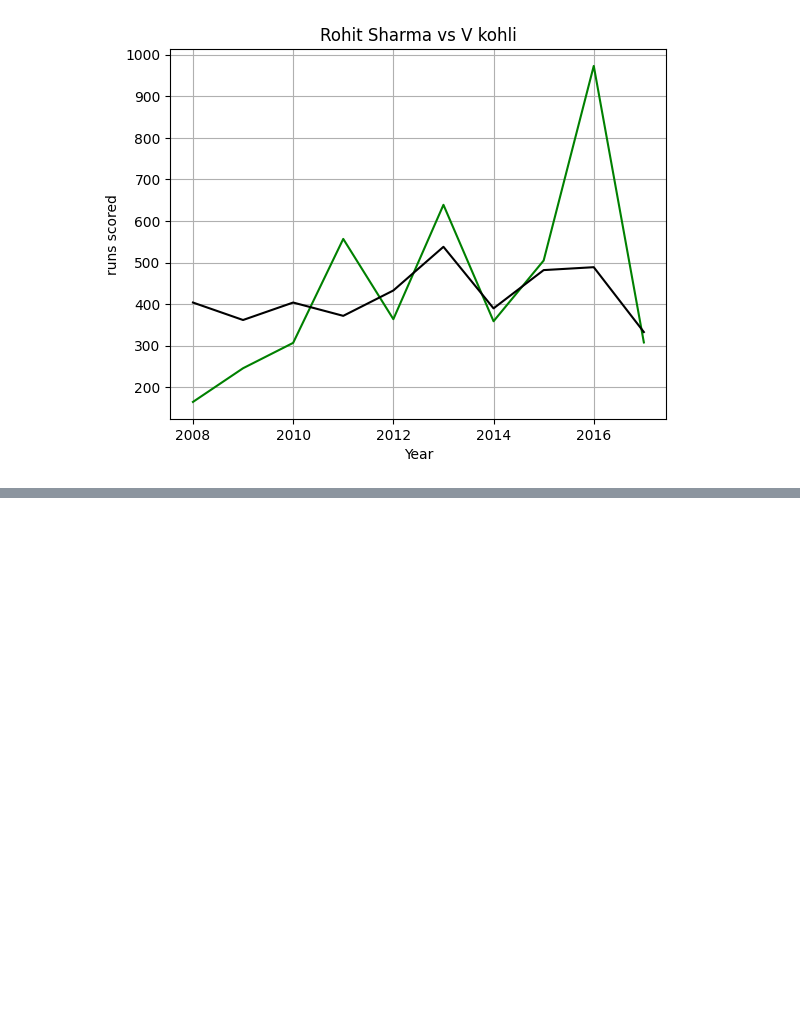
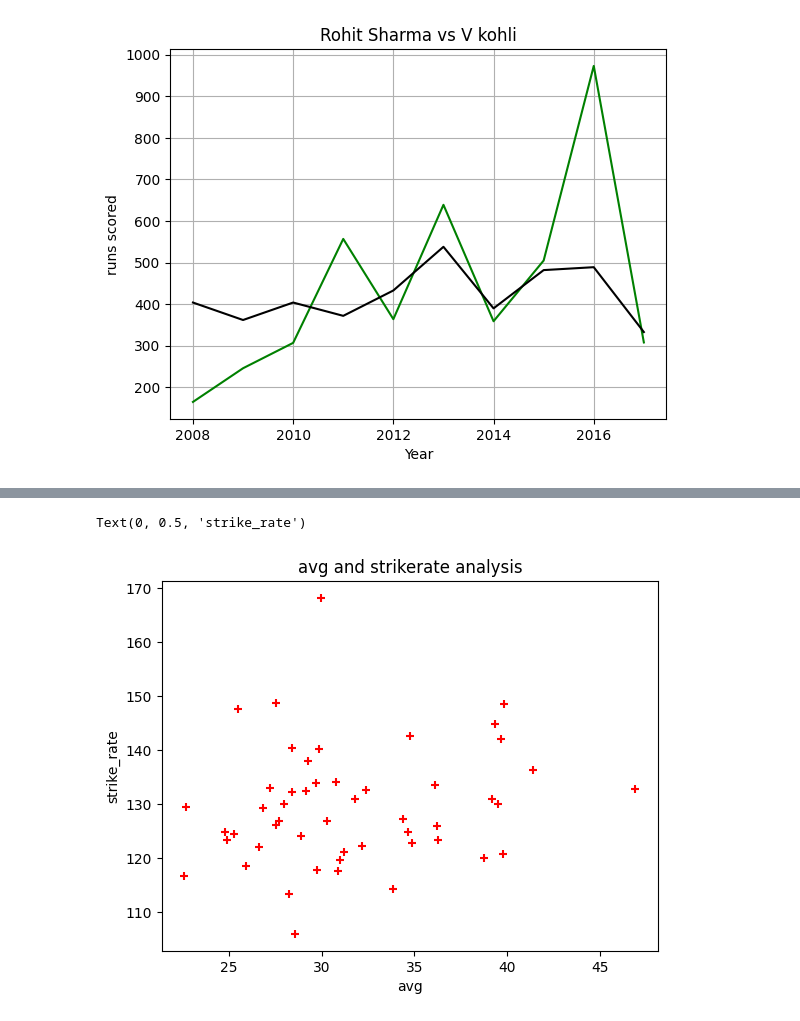
Before and after one commit to UKD1211/DataScience_Slogbook_ISI_placement_prep, a Jupyter notebook: Matplotlib_1.ipynb, the cells around one changed output, grey strips where cells are left out. Cells and saved outputs as stored; diff of their text form; code cells hidden in the pictures; blank space fills up the shorter version.

```diff
--- a/Matplotlib_1.ipynb
+++ b/Matplotlib_1.ipynb
@@ -130,0 +164,12 @@ plt.show()
+# %%
+df = pd.read_csv('/content/batter.csv')
+# %%
+df = df.head(50)
+# %%
+plt.scatter(df['avg'],df['strike_rate'],color='red',marker='+')
+plt.title('avg and strikerate analysis')
+plt.xlabel('avg')
+plt.ylabel('strike_rate')
+# %% [output]
+Text(0, 0.5, 'strike_rate')
+[figure, added]
```
Also changed, not shown: parts of 5 cells of this notebook.
